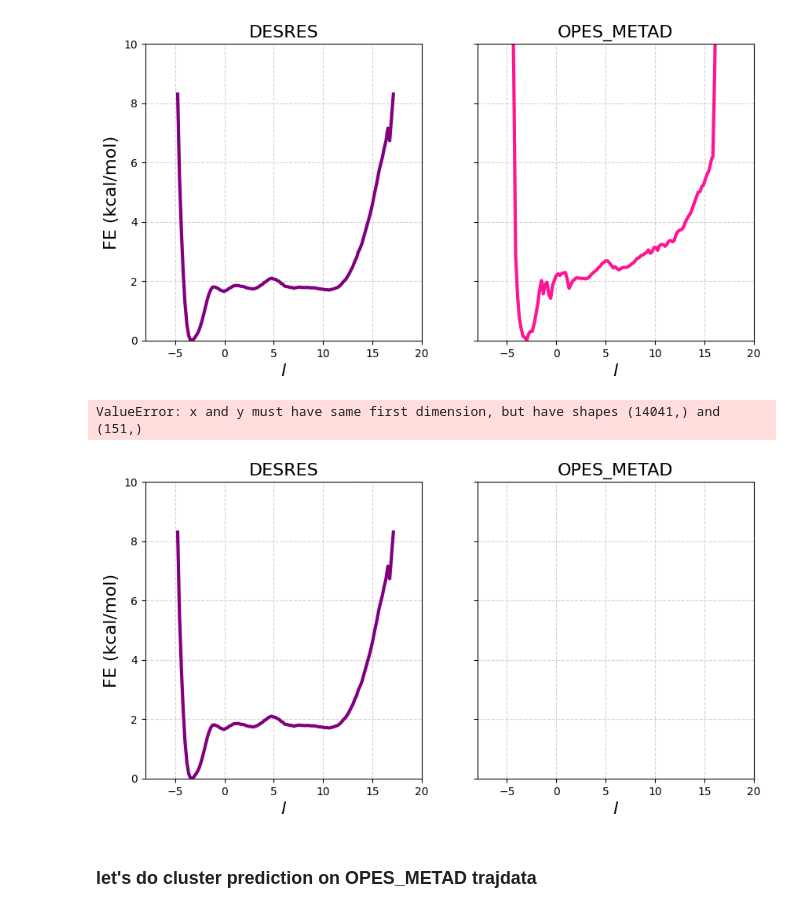
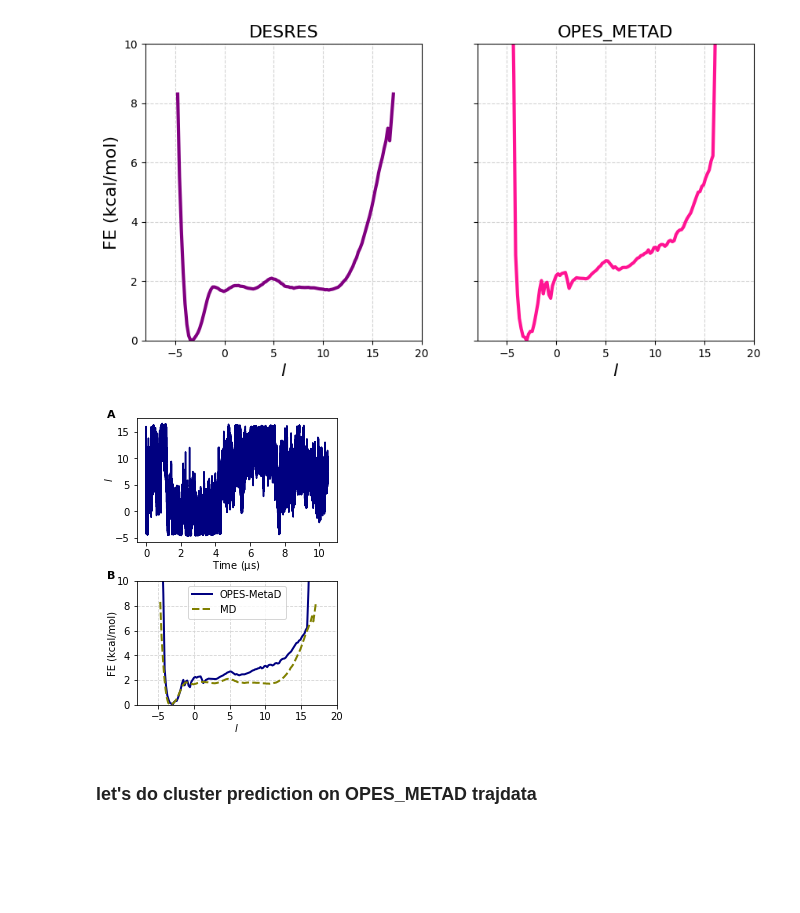
Before and after one commit to SasmalSubarna/posLDA_paper_2023, a Jupyter notebook: HP35/notebooks/figures_for_paper_updated_3.ipynb, the cells around one changed output. Saved outputs shown, nothing was run; the diff lists cells and outputs as text; code cells hidden in the pictures; blank space fills up the shorter version.

```diff
--- a/HP35/notebooks/figures_for_paper_updated_3.ipynb
+++ b/HP35/notebooks/figures_for_paper_updated_3.ipynb
@@ -867,36 +857,44 @@ axs[1].plot(x+proj_fu_avg, fx, lw=3.0, color="deeppink")
 # %% [output]
 [<matplotlib.lines.Line2D at 0x...>]
 [figure]
-# %%
-plt.rcParams.update({'font.size': 10})
-
-
-fig, axs = plt.subplots(1, 2, sharey=True, figsize=(10,5), dpi=100)
-
-axs[0].set_xlim(-8,20)
-axs[0].set_ylim(0,10)
-axs[0].set_xlabel("$l$", fontsize=16)
-axs[0].set_ylabel("FE (kcal/mol)", fontsize=16)
-axs[0].set_title("DESRES", fontsize=16)
-axs[0].grid(axis="both", which="major", linestyle="--", color="lightgrey")
-axs[0].plot(grids_desres, fe_desres-fe_desres.min(), lw=3.0, color="purple")
-
-
-axs[1].set_xlim(-8,20)
-axs[1].set_ylim(0,10)
-axs[1].set_xlabel("$l$", fontsize=16)
-axs[1].set_title("OPES_METAD", fontsize=16)
-axs[1].grid(axis="both", which="major", linestyle="--", color="lightgrey")
-
-
-axs[1].plot(x+proj_fu_avg, fx, lw=3.0, color="deeppink")
-
-plt.plot(ld_desres+proj_fu_avg)
-#plt.plot(ld_desres+0.71441794)
-plt.plot(ld1_fu)
-# %% [output]
-ValueError: x and y must have same first dimension, but have shapes (14041,) and (151,)
-[figure, removed]
+# %%
+fig, axs = plt.subplots(2,1, figsize=(3.33,4.5))
+
+axs[0].set_xlabel("Time ($\mathrm{\\mu}$s)",labelpad=0)
+#axs[0].set_title("OPES-MetaD")
+l = axs[0].plot(time*1e-3, ld1_opes+proj_fu_avg,c='navy')
+axs[0].set_ylabel("$l$",labelpad=0)
+
+axs[1].set_xlim(-8,20)
+axs[1].set_ylim(0,10)
+axs[1].set_xlabel("$l$",labelpad=0)
+axs[1].set_ylabel("FE (kcal/mol)",labelpad=0)
+axs[1].grid(axis="both", which="major", linestyle="--", color="lightgrey")
+
+axs[1].plot(x+proj_fu_avg, fx, lw=2.0, label="OPES-MetaD",c='navy' )
+
+axs[1].plot(grids_desres, fe_desres-fe_desres.min(), label='MD',linestyle='--',lw=2,c='olive')
+
+
+axs[1].set_xlim(-8,20)
+axs[1].set_ylim(0,10)
+axs[1].set_xlabel("$l$")
+
+
+axs[1].legend(loc=0)
+
+axs[0].text(-0.15, 1.0, string.ascii_uppercase[0], transform=axs[0].transAxes,
+            size=11, weight='bold')
+
+axs[0].text(-0.15, -0.3, string.ascii_uppercase[1], transform=axs[0].transAxes,
+            size=11, weight='bold')
+
+plt.tight_layout(pad=0)
+
+if os.path.exists(output_directory):
+    plt.savefig(os.path.join(output_directory,'hp35_opes_fes.pdf'),bbox_inches='tight')
+# %% [output]
+[figure, added]
 # %% [markdown]
 ### let's do cluster prediction on OPES_METAD trajdata
 # %%
```
Also changed, not shown: parts of 9 cells of this notebook.
